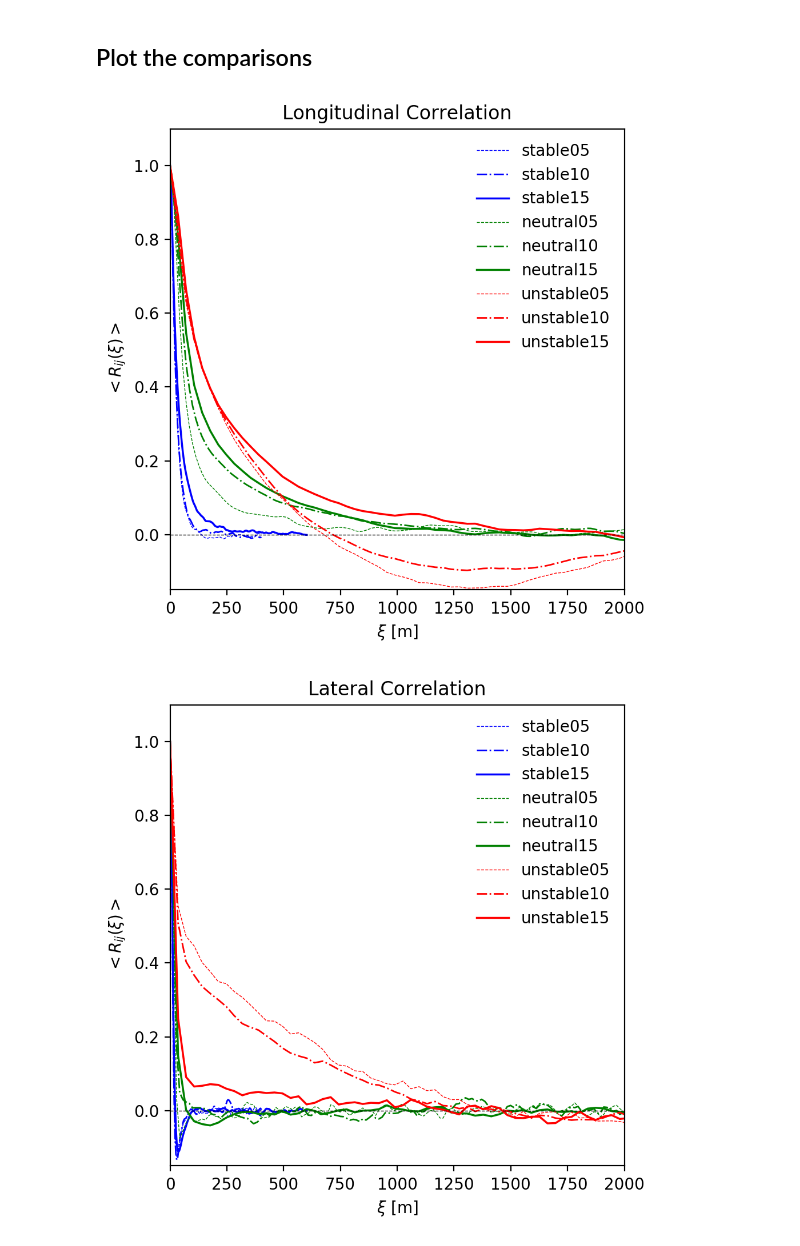
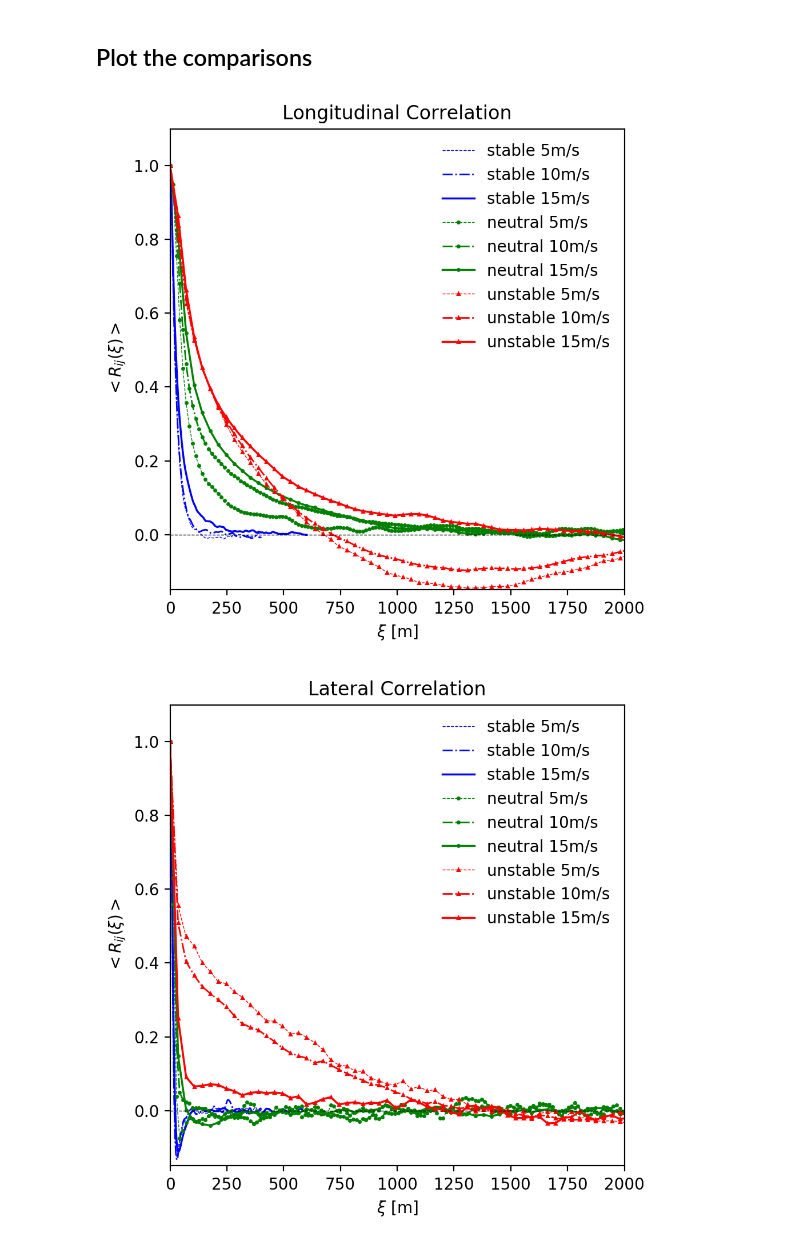
Before and after one commit to lawrenceccheung/AIAAScitech2021, a Jupyter notebook: Postprocessing/ABLLength/CompareAll_ABL_Lengthscales.ipynb, the cells around one changed output. Cells and saved outputs as stored; diff of their text form; code cells hidden in the pictures.

Commit message:
Update AllStability_Rij figures

```diff
--- a/Postprocessing/ABLLength/CompareAll_ABL_Lengthscales.ipynb
+++ b/Postprocessing/ABLLength/CompareAll_ABL_Lengthscales.ipynb
@@ -29,18 +29,18 @@ NumReqCols = 3   # Number of required columns in the table
 # Define all cases here
 runlist = [
     # Case        dir       file
-    ['stable05',   'AMRWindRuns/stable/05ms/sim_dx2.5/',  'stable05_avgRij_0_2500_501_iplane_0.dat',            {'WS':5,  'color':'b', 'lw':0.5, 'lstyle':'--'}],
-    ['stable10',   'AMRWindRuns/stable/10ms/sim_dx2.5/',  'stable10_avgRij_0_2500_501_iplane_0.dat',            {'WS':10, 'color':'b', 'lw':1, 'lstyle':'-.'}],
-    ['stable15',   'AMRWindRuns/stable/15ms/sim_dx2.5/',  'stable15_avgRij_0_2500_501_iplane_0.dat',            {'WS':15, 'color':'b', 'lw':1.25, 'lstyle':'-'}],
+    ['stable 5m/s',   'AMRWindRuns/stable/05ms/sim_dx2.5/',  'stable05_avgRij_0_2500_501_iplane_0.dat',             {'WS':5,  'color':'b', 'lw':0.5, 'lstyle':'--'}],
+    ['stable 10m/s',   'AMRWindRuns/stable/10ms/sim_dx2.5/',  'stable10_avgRij_0_2500_501_iplane_0.dat',            {'WS':10, 'color':'b', 'lw':1, 'lstyle':'-.'}],
+    ['stable 15m/s',   'AMRWindRuns/stable/15ms/sim_dx2.5/',  'stable15_avgRij_0_2500_501_iplane_0.dat',            {'WS':15, 'color':'b', 'lw':1.25, 'lstyle':'-'}],
 
     # Neutral cases
-    ['neutral05',  'NaluWindRuns/neutral/05ms/05ms_iter07', 'neutral05_avgRij_30001_39991_1000_iplane_0.dat',   {'WS':5, 'color':'g', 'lstyle':'--', 'lw':0.5}],
-    ['neutral10',  'NaluWindRuns/neutral/10ms/10ms_iter03', 'neutral10_avgRij_31001_39481_849_iplane_0.dat',    {'WS':10, 'color':'g', 'lstyle':'-.', 'lw':1}],
-    ['neutral15',  'NaluWindRuns/neutral/15ms/15ms_iter03', 'neutral15_avgRij_30001_39991_1000_iplane_0.dat',   {'WS':15, 'color':'g', 'lstyle':'-',  'lw':1.25}],
+    ['neutral 5m/s',  'NaluWindRuns/neutral/05ms/05ms_iter07', 'neutral05_avgRij_30001_39991_1000_iplane_0.dat',    {'WS':5,  'm':'o', 'color':'g', 'lstyle':'--', 'lw':0.5}],
+    ['neutral 10m/s',  'NaluWindRuns/neutral/10ms/10ms_iter03', 'neutral10_avgRij_31001_39481_849_iplane_0.dat',    {'WS':10, 'm':'o', 'color':'g', 'lstyle':'-.', 'lw':1}],
+    ['neutral 15m/s',  'NaluWindRuns/neutral/15ms/15ms_iter03', 'neutral15_avgRij_30001_39991_1000_iplane_0.dat',   {'WS':15, 'm':'o', 'color':'g', 'lstyle':'-',  'lw':1.25}],
 
-    ['unstable05', 'NaluWindRuns/unstable/05ms/05ms_iter01', 'unstable05_avgRij_30001_34991_500_iplane_0.dat',  {'WS':5, 'color':'r', 'lstyle':'--', 'lw':0.5}],
-    ['unstable10', 'NaluWindRuns/unstable/10ms/10ms_iter01', 'unstable10_avgRij_30001_39991_1000_iplane_0.dat', {'WS':10, 'color':'r', 'lstyle':'-.', 'lw':1.0}],
-    ['unstable15', 'NaluWindRuns/unstable/15ms/15ms_iter01', 'unstable15_avgRij_30001_34991_500_iplane_0.dat',  {'WS':15, 'color':'r', 'lstyle':'-',  'lw':1.25}],
+    ['unstable 5m/s', 'NaluWindRuns/unstable/05ms/05ms_iter01', 'unstable05_avgRij_30001_34991_500_iplane_0.dat',   {'WS':5,  'm':'^', 'color':'r', 'lstyle':'--', 'lw':0.5}],
+    ['unstable 10m/s', 'NaluWindRuns/unstable/10ms/10ms_iter01', 'unstable10_avgRij_30001_39991_1000_iplane_0.dat', {'WS':10, 'm':'^', 'color':'r', 'lstyle':'-.', 'lw':1.0}],
+    ['unstable 15m/s', 'NaluWindRuns/unstable/15ms/15ms_iter01', 'unstable15_avgRij_30001_34991_500_iplane_0.dat',  {'WS':15, 'm':'^', 'color':'r', 'lstyle':'-',  'lw':1.25}],
 ]
 
 # Stuff for saving figures
@@ -58,47 +58,48 @@ for irun, run in enumerate(runlist[:]):
     pltcolor = getparam('color', rundict, 'b')
     lstyle   = getparam('lstyle', rundict, '-')
     lw       = getparam('lw', rundict, 1)
+    marker   = getparam('m', rundict, None)
     label    = run[0]
     rundir   = run[1]
     datafile = run[2]
 
     RijData  = np.loadtxt(baserundir+'/'+rundir+'/'+datafile)
     plt.figure("long")
-    plt.plot(RijData[:,0], RijData[:,1], linestyle=lstyle, color=pltcolor, linewidth=lw, label=label)
+    plt.plot(RijData[:,0], RijData[:,1], linestyle=lstyle, color=pltcolor, linewidth=lw, marker=marker, ms=1.5, label=label)
     plt.figure("lat")
-    plt.plot(RijData[:,2], RijData[:,3], linestyle=lstyle, color=pltcolor, linewidth=lw, label=label)
+    plt.plot(RijData[:,2], RijData[:,3], linestyle=lstyle, color=pltcolor, linewidth=lw, marker=marker, ms=1.5, label=label)
 
 # Construct a legend
 plt.figure("long")
 plt.legend(loc='upper right',frameon=False)
 plt.ylim([-0.15, 1.1]);
 plt.xlim([0, 2000])
 plt.xlabel(r'$\xi$ [m]')
 plt.ylabel(r'$<R_{ij}(\xi)>$')
 #plt.grid()
 plt.axhline(0, color='k', linestyle='--', linewidth=0.5)
 plt.title(r'Longitudinal Correlation');
 plt.tight_layout()
 
 plt.figure("lat")
 plt.legend(loc='upper right',frameon=False)
 plt.ylim([-0.15, 1.1]);
 plt.xlim([0, 2000])
 plt.xlabel(r'$\xi$ [m]')
 plt.ylabel(r'$<R_{ij}(\xi)>$')
 plt.axhline(0, color='k', linestyle='--', linewidth=0.5)
 #plt.grid()
 plt.title(r'Lateral Correlation');
 plt.tight_layout()
 
 if savefigs:
     plt.figure("long")
     plt.savefig(figdir+'/'+'AllStability_Rij_Longitudinal.png')
     plt.figure("lat")
     plt.savefig(figdir+'/'+'AllStability_Rij_Lateral.png')
 # %% [output]
-[figure, old version]
+[figure, new version]
-[figure, old version]
+[figure, new version]
 # %%
 # --- Paper version ---
 plt.figure("long", figsize=(5,5),dpi=200)
```
Also changed, not shown: parts of 1 cell of this notebook, 4 other files.
